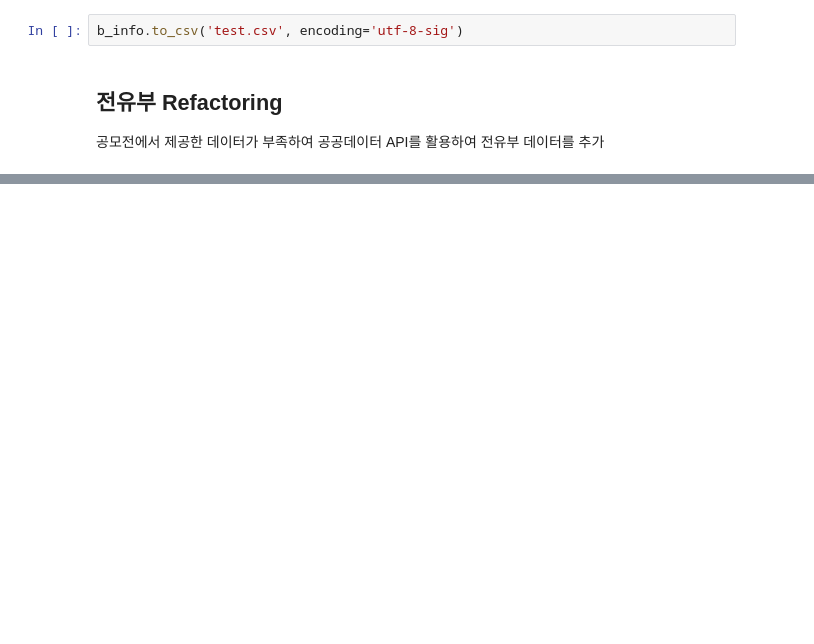
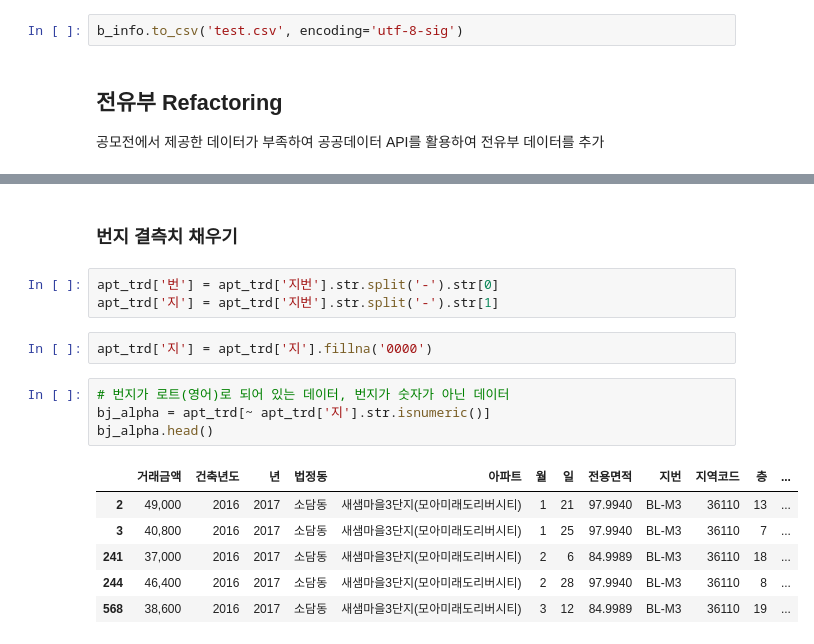
Before and after one commit to metterian/sejong-house-market-analyse, a Jupyter notebook: data_foundation.ipynb, the cells around one changed output, grey strips where cells are left out. Cells and saved outputs as stored; diff of their text form; blank space fills up the shorter version.

```diff
--- a/data_foundation.ipynb
+++ b/data_foundation.ipynb
@@ -124,0 +198,18 @@ b_unit.head(10)
+# %% [markdown]
+### 번지 결측치 채우기
+# %%
+apt_trd['번'] = apt_trd['지번'].str.split('-').str[0]
+apt_trd['지'] = apt_trd['지번'].str.split('-').str[1]
+# %%
+apt_trd['지'] = apt_trd['지'].fillna('0000')
+# %%
+# 번지가 로트(영어)로 되어 있는 데이터, 번지가 숫자가 아닌 데이터
+bj_alpha = apt_trd[~ apt_trd['지'].str.isnumeric()]
+bj_alpha.head()
+# %% [output]
+|  | 거래금액 | 건축년도 | 년 | 법정동 | 아파트 | 월 | 일 | 전용면적 | 지번 | 지역코드 | 층 | ... |
+| 2 | 49,000 | 2016 | 2017 | 소담동 | 새샘마을3단지(모아미래도리버시티) | 1 | 21 | 97.9940 | BL-M3 | 36110 | 13 | ... |
+| 3 | 40,800 | 2016 | 2017 | 소담동 | 새샘마을3단지(모아미래도리버시티) | 1 | 25 | 97.9940 | BL-M3 | 36110 | 7 | ... |
+| 241 | 37,000 | 2016 | 2017 | 소담동 | 새샘마을3단지(모아미래도리버시티) | 2 | 6 | 84.9989 | BL-M3 | 36110 | 18 | ... |
+| 244 | 46,400 | 2016 | 2017 | 소담동 | 새샘마을3단지(모아미래도리버시티) | 2 | 28 | 97.9940 | BL-M3 | 36110 | 8 | ... |
+| 568 | 38,600 | 2016 | 2017 | 소담동 | 새샘마을3단지(모아미래도리버시티) | 3 | 12 | 84.9989 | BL-M3 | 36110 | 19 | ... |
```
Also changed, not shown: parts of 15 cells of this notebook.
